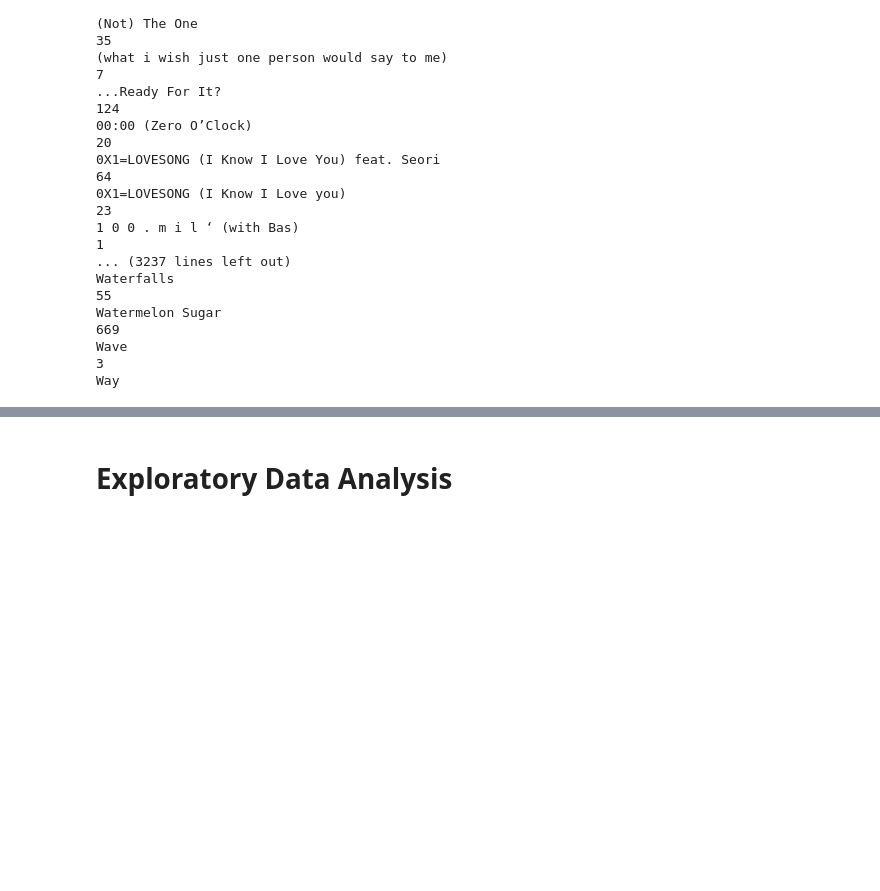
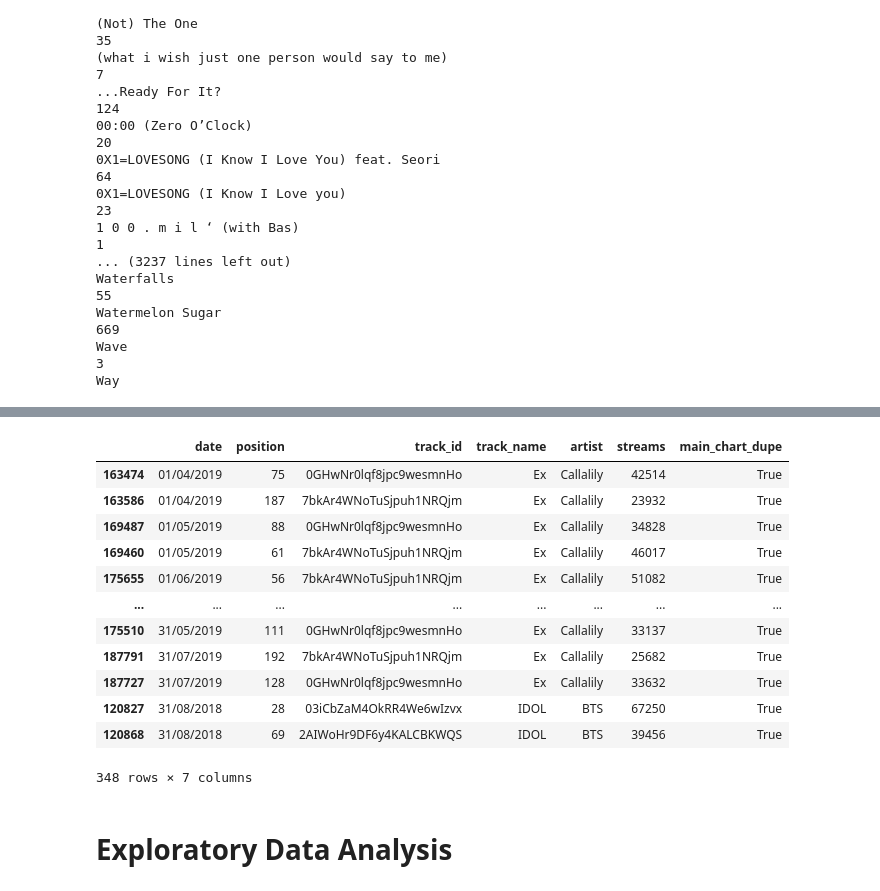
Before and after one commit to ADichoso/CSMODEL-Project-XX22-G1, a Jupyter notebook: SpotifyDataset.ipynb, the cells around one changed output, grey strips where cells are left out. Drawn from its saved outputs; the diff is of its cells as text; code cells hidden in the pictures; blank space fills up the shorter version.

```diff
--- a/SpotifyDataset.ipynb
+++ b/SpotifyDataset.ipynb
@@ -193,3 +463,23 @@ Tag-ulan (Original Soundtrack of "Luck At First Sight")
+# %%
+#tracks that MIGHT have the same track names present in the same chart for a specific date
+main_chart_dupe = charts_df.duplicated(subset=['date', 'track_name', 'artist'], keep=False)
+charts_df['main_chart_dupe'] = main_chart_dupe
+main_chart_dupe_df = charts_df.query('main_chart_dupe == True').sort_values(by='date')
+main_chart_dupe_df
+# %% [output]
+|  | date | position | track_id | track_name | artist | streams | main_chart_dupe |
+| 163474 | 01/04/2019 | 75 | 0GHwNr0lqf8jpc9wesmnHo | Ex | Callalily | 42514 | True |
+| 163586 | 01/04/2019 | 187 | 7bkAr4WNoTuSjpuh1NRQjm | Ex | Callalily | 23932 | True |
+| 169487 | 01/05/2019 | 88 | 0GHwNr0lqf8jpc9wesmnHo | Ex | Callalily | 34828 | True |
+| 169460 | 01/05/2019 | 61 | 7bkAr4WNoTuSjpuh1NRQjm | Ex | Callalily | 46017 | True |
+| 175655 | 01/06/2019 | 56 | 7bkAr4WNoTuSjpuh1NRQjm | Ex | Callalily | 51082 | True |
+| ... | ... | ... | ... | ... | ... | ... | ... |
+| 175510 | 31/05/2019 | 111 | 0GHwNr0lqf8jpc9wesmnHo | Ex | Callalily | 33137 | True |
+| 187791 | 31/07/2019 | 192 | 7bkAr4WNoTuSjpuh1NRQjm | Ex | Callalily | 25682 | True |
+| 187727 | 31/07/2019 | 128 | 0GHwNr0lqf8jpc9wesmnHo | Ex | Callalily | 33632 | True |
+| 120827 | 31/08/2018 | 28 | 03iCbZaM4OkRR4We6wIzvx | IDOL | BTS | 67250 | True |
+| 120868 | 31/08/2018 | 69 | 2AIWoHr9DF6y4KALCBKWQS | IDOL | BTS | 39456 | True |
+348 rows × 7 columns
 # %% [markdown]
 # Exploratory Data Analysis
 # %% [markdown]
```
Also changed, not shown: parts of 31 cells of this notebook, 2 other files.
